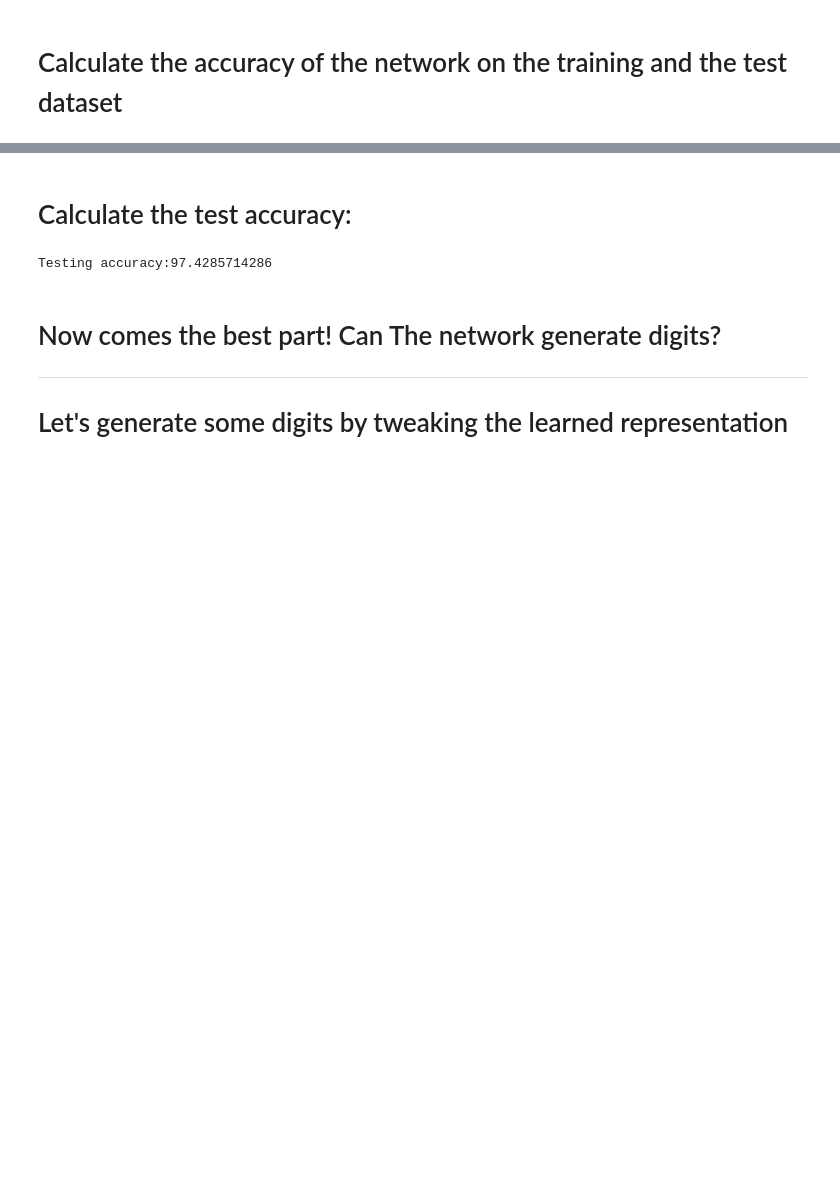
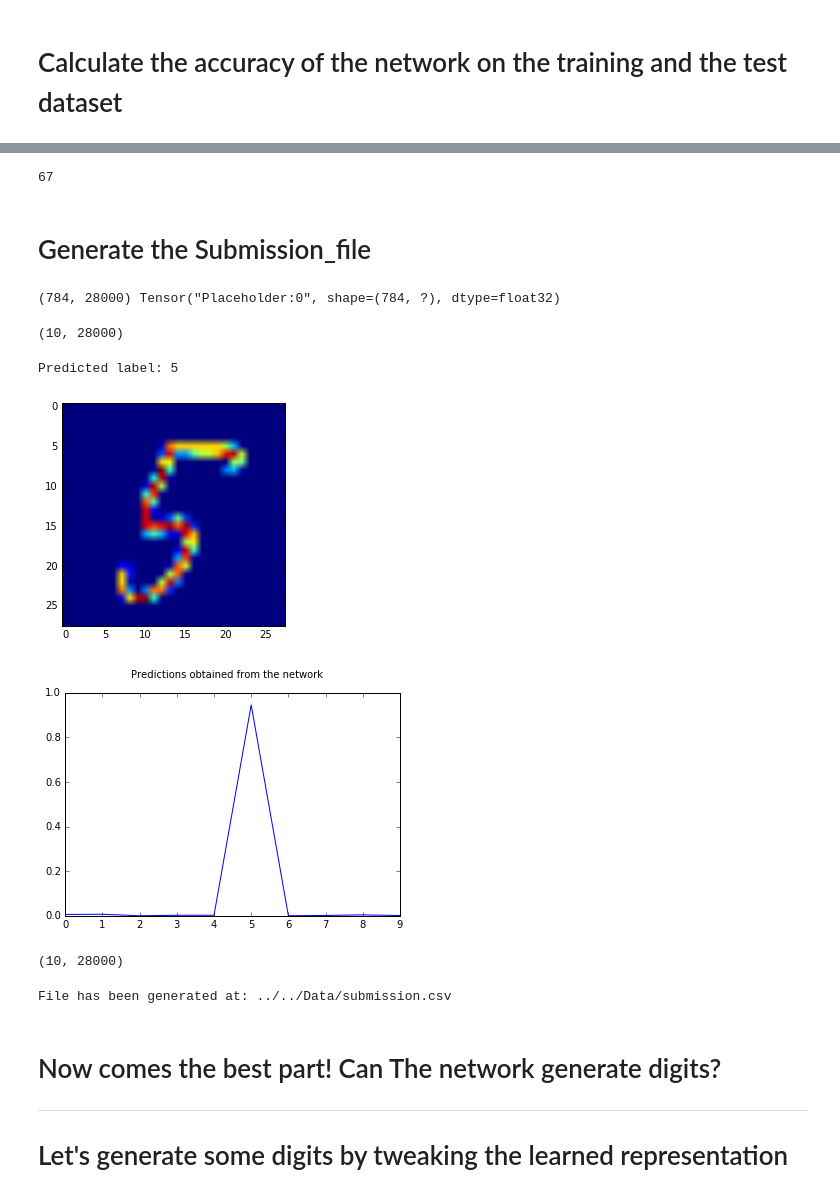
Before and after one commit to akanimax/my-deity, a Jupyter notebook: Scripts/IDEA_1/COMPRESSION_CUM_CLASSIFICATION_v_2.ipynb, the cells around one changed output, grey strips where cells are left out. Cells and saved outputs as stored; diff of their text form; code cells hidden in the pictures; blank space fills up the shorter version.

```diff
--- a/Scripts/IDEA_1/COMPRESSION_CUM_CLASSIFICATION_v_2.ipynb
+++ b/Scripts/IDEA_1/COMPRESSION_CUM_CLASSIFICATION_v_2.ipynb
@@ -470,12 +489,59 @@ Training accuracy: 99.8596491228
-# %% [markdown]
-# Calculate the test accuracy:
-# %%
-test_preds = sess.run(y_in_back, feed_dict={tf_input_pixels: test_X})
-test_correct = np.sum(np.argmax(test_preds, axis=0) == test_Y)
-test_accuracy = (float(test_correct) / test_X.shape[-1]) * 100
-print "Testing accuracy:" + str(test_accuracy)
-# %% [output]
-Testing accuracy:97.4285714286
+# %%
+print train_X.shape[-1] - correct
+# %% [output]
+67
+# %% [markdown]
+# Generate the Submission_file
+# %%
+print features_test.shape, tf_input_pixels
+# %% [output]
+(784, 28000) Tensor("Placeholder:0", shape=(784, ?), dtype=float32)
+# %%
+predictions = sess.run(y_in_back, feed_dict={tf_input_pixels: features_test})
+# %%
+predictions.shape
+# %% [output]
+(10, 28000)
+# %%
+# run a randomized cell to see the outputs:
+# check by plotting some image
+random_index = np.random.randint(features_test.shape[-1])
+random_image = features_test[:, random_index].reshape((28, 28))
+# use plt to plot the image
+plt.figure()
+plt.imshow(random_image)
+
+# generate the predictions for one random image from the test set.
+temp_preds = predictions[:, random_index]
+
+plt.figure().suptitle("Predictions obtained from the network")
+plt.plot(range(10), temp_preds);
+#print predictions
+print "Predicted label: " + str(np.argmax(temp_preds))
+# %% [output]
+Predicted label: 5
+[figure, added]
+[figure, added]
+# %%
+predictions.shape
+# %% [output]
+(10, 28000)
+# %%
+submission_file_path = os.path.join(data_path, "submission.csv")
+
+with open(submission_file_path, 'w') as file_handle:
+    # write the header to the file
+    file_handle.write("ImageId,Label\n")
+
+    # write all the prediction values to the file
+    for ind in range(predictions.shape[-1]):
+        prediction = np.argmax(predictions[:, ind])
+        file_handle.write(str(ind + 1) + ',' + str(prediction) + '\n')
+
+# provide a small feedback message that the file has been generated
+print "File has been generated at: " + submission_file_path
+# %% [output]
+File has been generated at: ../../Data/submission.csv
 # %% [markdown]
 # Now comes the best part! Can The network generate digits?
 -------------------------------------------------------------------------------------------------------------------
```
Also changed, not shown: parts of 26 cells of this notebook, 26 other files.
